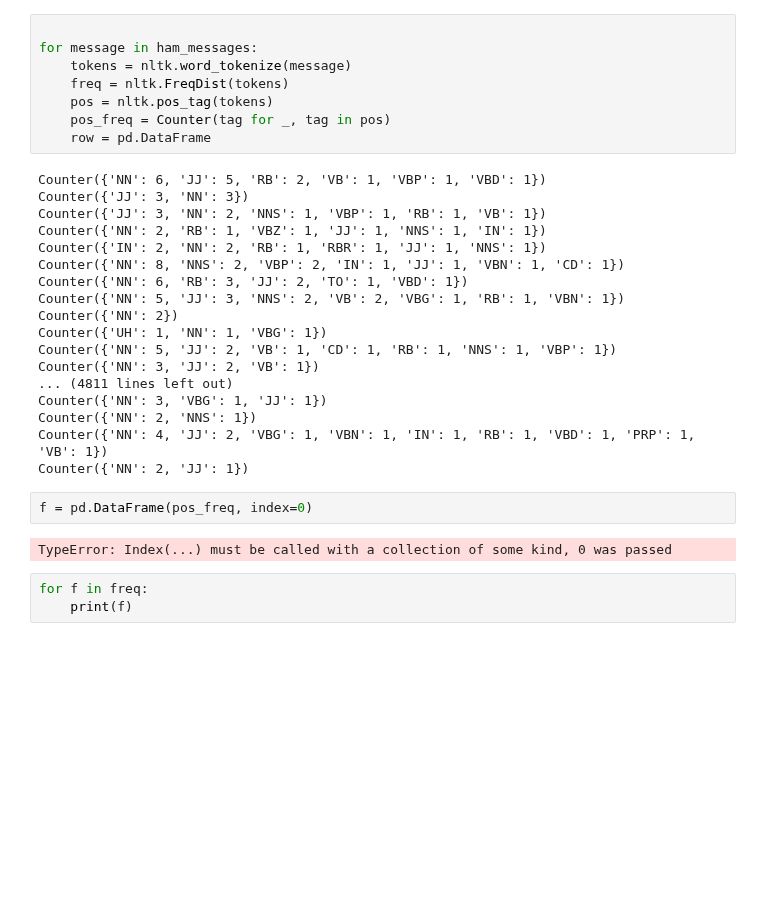
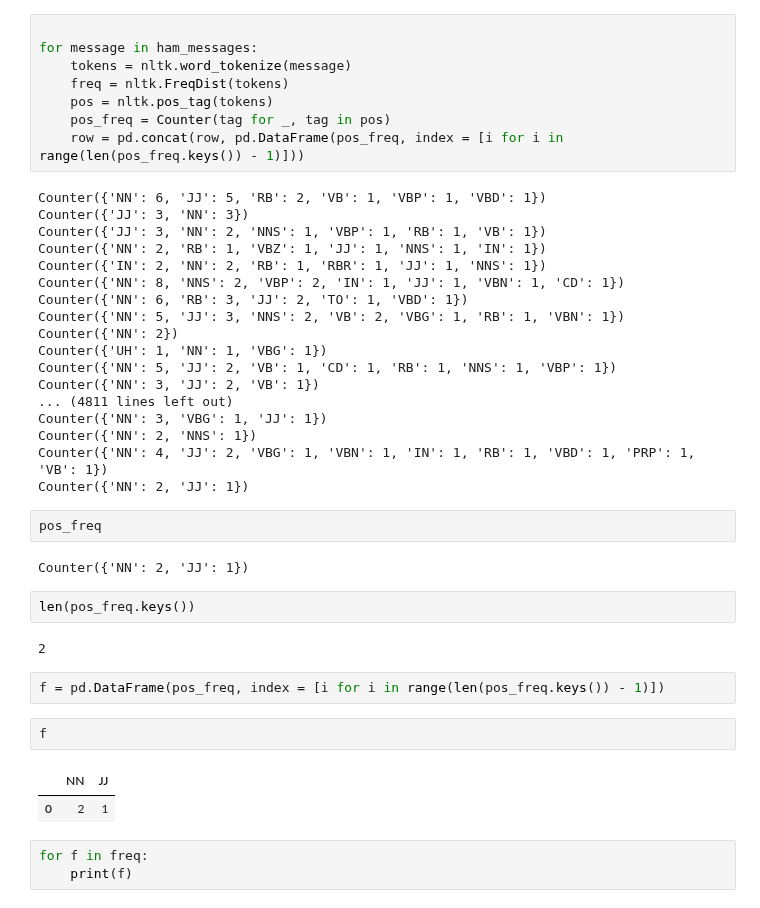
Before and after one commit to Hr15h1/AI_semII, a Jupyter notebook: Program6.ipynb, the cells around one changed output. Drawn from its saved outputs; the diff is of its cells as text; blank space fills up the shorter version.

```diff
--- a/Program6.ipynb
+++ b/Program6.ipynb
@@ -160,7 +160,7 @@ for message in ham_messages:
     freq = nltk.FreqDist(tokens)
     pos = nltk.pos_tag(tokens)
     pos_freq = Counter(tag for _, tag in pos)
-    row = pd.DataFrame
+    row = pd.concat(row, pd.DataFrame(pos_freq, index = [i for i in range(len(pos_freq.keys()) - 1)]))
 # %% [output]
 Counter({'NN': 6, 'JJ': 5, 'RB': 2, 'VB': 1, 'VBP': 1, 'VBD': 1})
 Counter({'JJ': 3, 'NN': 3})
@@ -179,10 +179,21 @@ Counter({'NN': 3, 'VBG': 1, 'JJ': 1})
 Counter({'NN': 2, 'NNS': 1})
 Counter({'NN': 4, 'JJ': 2, 'VBG': 1, 'VBN': 1, 'IN': 1, 'RB': 1, 'VBD': 1, 'PRP': 1, 'VB': 1})
 Counter({'NN': 2, 'JJ': 1})
+# %%
+pos_freq
+# %% [output]
+Counter({'NN': 2, 'JJ': 1})
+# %%
+len(pos_freq.keys())
+# %% [output]
+2
 # %%
-f = pd.DataFrame(pos_freq, index=0)
+f = pd.DataFrame(pos_freq, index = [i for i in range(len(pos_freq.keys()) - 1)])
-# %% [output]
-TypeError: Index(...) must be called with a collection of some kind, 0 was passed
+# %%
+f
+# %% [output]
+|  | NN | JJ |
+| 0 | 2 | 1 |
 # %%
 for f in freq:
     print(f)
```
Also changed, not shown: 3 other files.
